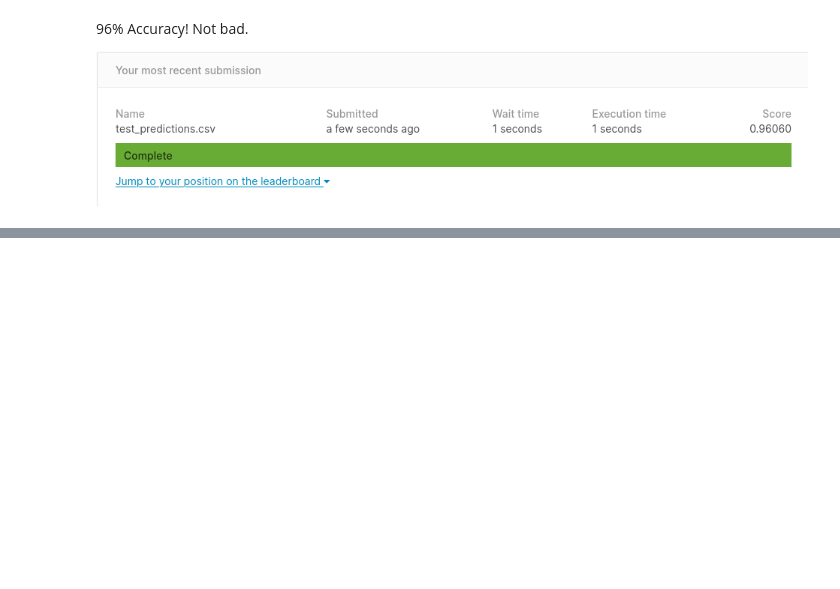
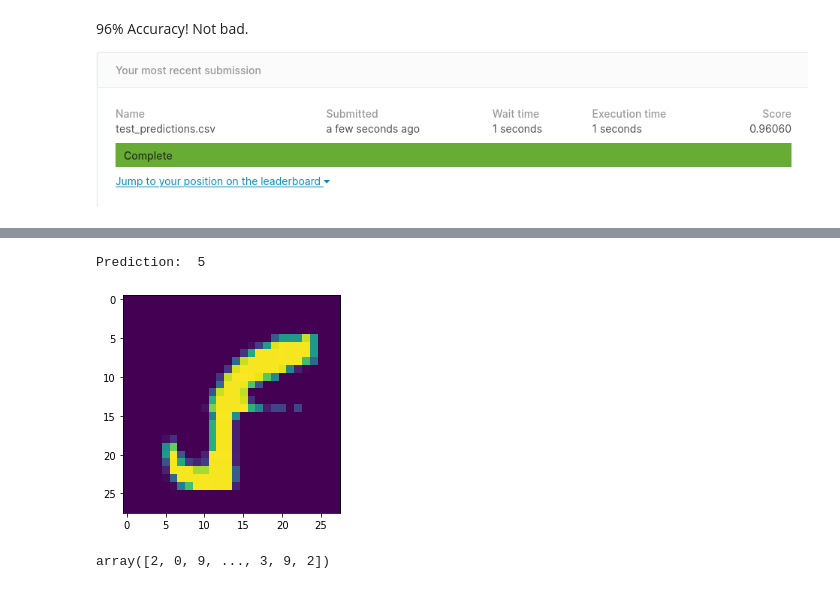
Before and after one commit to GarvinH/digit-recognizer, a Jupyter notebook: digit-recognizer.ipynb, the cells around one changed output, grey strips where cells are left out. Cells and saved outputs as stored; diff of their text form; code cells hidden in the pictures; blank space fills up the shorter version.

```diff
--- a/digit-recognizer.ipynb
+++ b/digit-recognizer.ipynb
@@ -89,0 +140,4 @@ df.to_csv("test_predictions.csv", header=["Label"], index=True)
+# %%
+#print(y_train)
+x_train_reshaped = tf.reshape(x_train, (-1, 28,28,1))
+y_train_oh = tf.one_hot(y_train, 10)
@@ -89,0 +165,4 @@ df.to_csv("test_predictions.csv", header=["Label"], index=True)
+# %%
+model.compile(optimizer=tf.keras.optimizers.Adam(), loss=tf.keras.losses.CategoricalCrossentropy(), metrics=["accuracy"])
+# %%
+model.fit(x_train_reshaped, y_train_oh, epochs=5)
@@ -89,0 +181,10 @@ df.to_csv("test_predictions.csv", header=["Label"], index=True)
+# %%
+x_test_reshaped = tf.reshape(x_test, (-1, 28, 28, 1))
+# %%
+random_index = random.randint(0, x_test_reshaped.shape[0]-1)
+
+plt.imshow(x_test_reshaped[random_index])
+print("Prediction: ", np.argmax(model.predict(x_test_reshaped[random_index:random_index+1])))
+# %% [output]
+Prediction:  5
+[figure, added]
@@ -89,0 +193,4 @@ df.to_csv("test_predictions.csv", header=["Label"], index=True)
+# %%
+predictions
+# %% [output]
+array([2, 0, 9, ..., 3, 9, 2])
```
Also changed, not shown: parts of 13 cells of this notebook, 1 other file.
